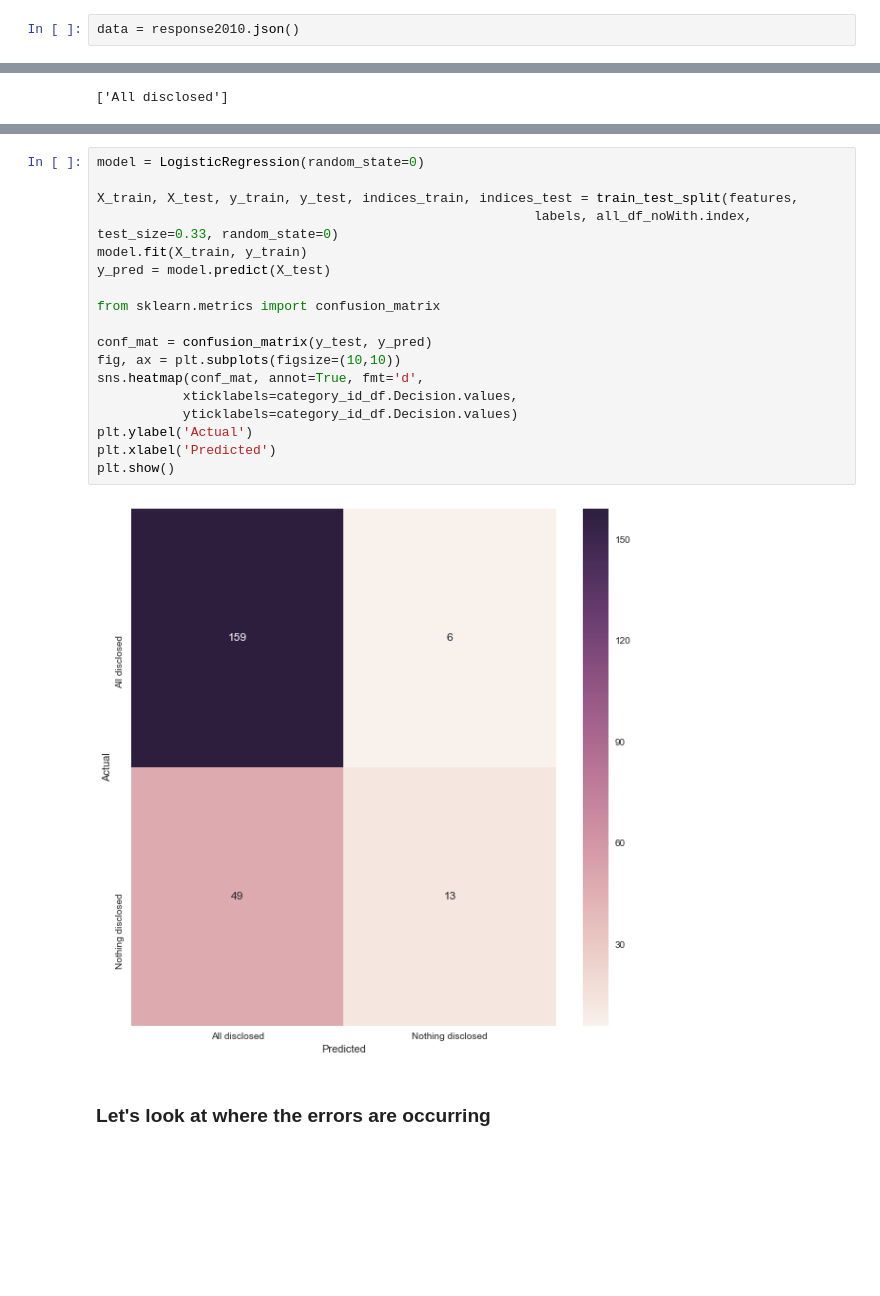
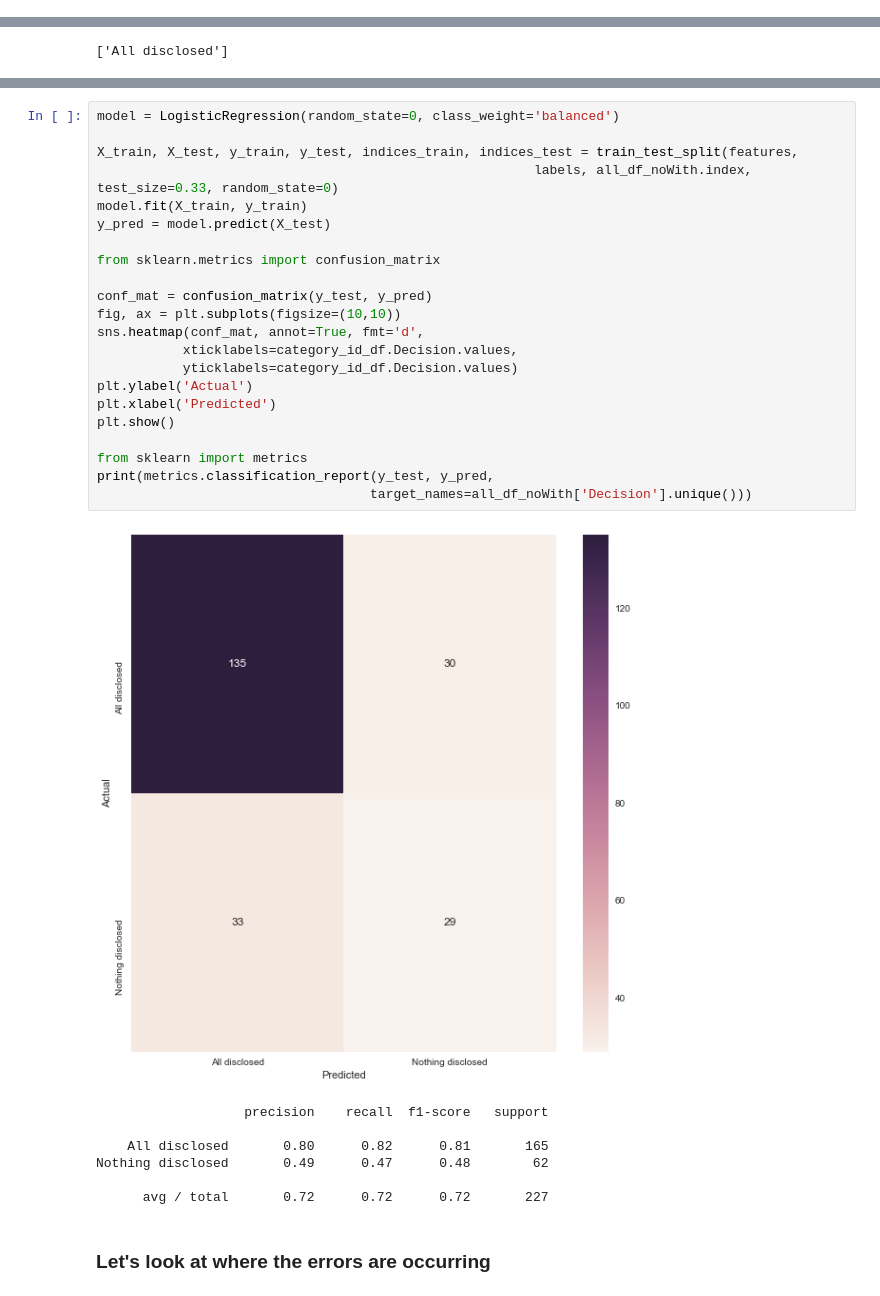
Before and after one commit to scjones5/foi-kw, a Jupyter notebook: Scott_FOI.ipynb, the cells around one changed output, grey strips where cells are left out. Saved outputs shown, nothing was run; the diff lists cells and outputs as text; blank space fills up the shorter version.

Commit message:
Added 'balanced' classes keyword

```diff
--- a/Scott_FOI.ipynb
+++ b/Scott_FOI.ipynb
@@ -102,5 +100,3 @@ pandas.core.frame.DataFrame
-# %%
-data = response2010.json()
 # %%
 df2010.head()
 # %% [output]
@@ -381,23 +450,33 @@ Name: accuracy, dtype: float64
 # %%
-model = LogisticRegression(random_state=0)
+model = LogisticRegression(random_state=0, class_weight='balanced')
 
 X_train, X_test, y_train, y_test, indices_train, indices_test = train_test_split(features,
                                                         labels, all_df_noWith.index, test_size=0.33, random_state=0)
 model.fit(X_train, y_train)
 y_pred = model.predict(X_test)
 
 from sklearn.metrics import confusion_matrix
 
 conf_mat = confusion_matrix(y_test, y_pred)
 fig, ax = plt.subplots(figsize=(10,10))
 sns.heatmap(conf_mat, annot=True, fmt='d',
            xticklabels=category_id_df.Decision.values,
            yticklabels=category_id_df.Decision.values)
 plt.ylabel('Actual')
 plt.xlabel('Predicted')
 plt.show()
+
+from sklearn import metrics
+print(metrics.classification_report(y_test, y_pred,
+                                   target_names=all_df_noWith['Decision'].unique()))
 # %% [output]
-[figure, old version]
+[figure, new version]
+                   precision    recall  f1-score   support
+
+    All disclosed       0.80      0.82      0.81       165
+Nothing disclosed       0.49      0.47      0.48        62
+
+      avg / total       0.72      0.72      0.72       227
 # %% [markdown]
 ### Let's look at where the errors are occurring
 # %%
```
Also changed, not shown: parts of 21 cells of this notebook.
